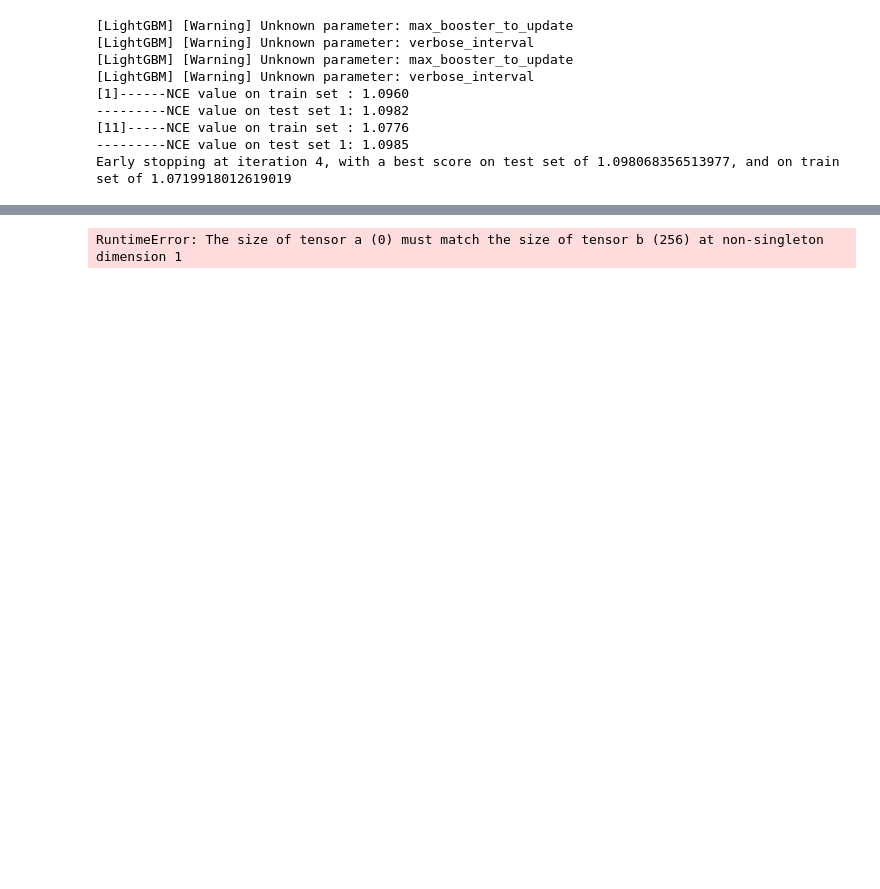
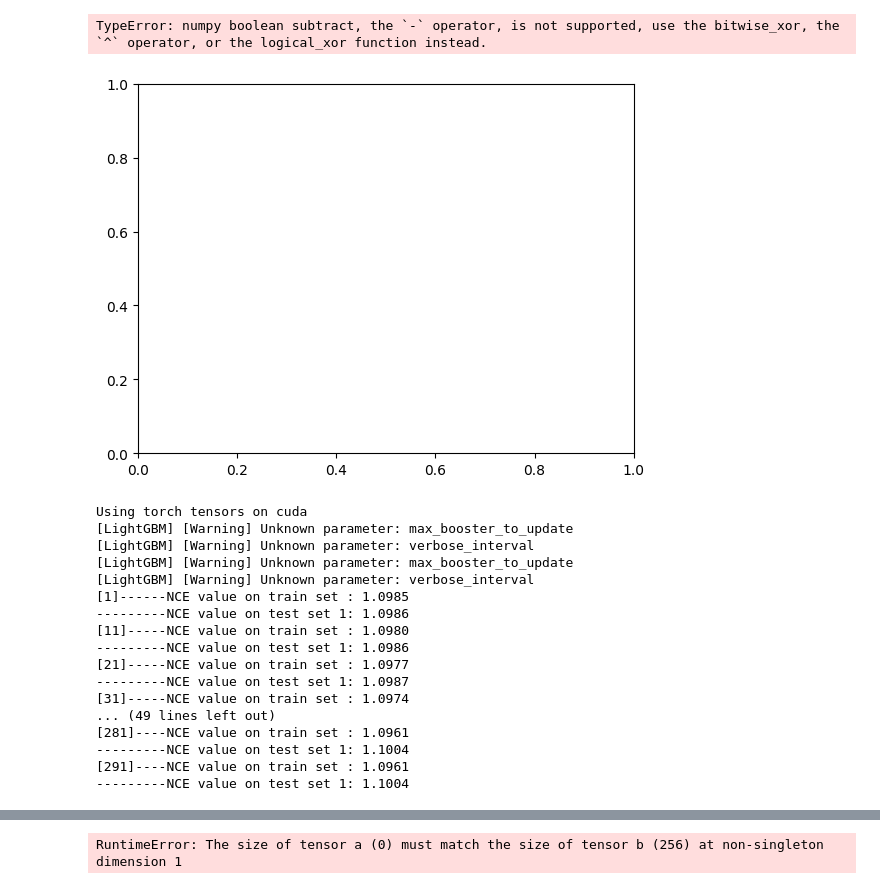
Before and after one commit to big-ucl/functional-effects-model, a Jupyter notebook: src/simple_reproducible_example.ipynb, the cells around one changed output, grey strips where cells are left out. Saved outputs shown, nothing was run; the diff lists cells and outputs as text; code cells hidden in the pictures; blank space fills up the shorter version.

```diff
--- a/src/simple_reproducible_example.ipynb
+++ b/src/simple_reproducible_example.ipynb
@@ -183,3 +251,12 @@ dataset.describe()
+# %%
+for i in range(n_utility):
+    plt.hist(dataset["choice"]. == i, label = f"choice for utility {i}", alpha = 0.2, bins=50)
+    # plt.hist(softmax(dataset_transf, axis=1)[:,i], label = f"effect for utility {i}", alpha = 0.2, bins=50)
+    # plt.hist(((dataset_transf.values - dataset_transf.values.min(axis=1, keepdims=True))/dataset_transf.values.sum(axis=1, keepdims=True))[:,i], label = f"effect for utility {i}", alpha = 0.2, bins=50)
+    plt.legend()
+# %% [output]
+TypeError: numpy boolean subtract, the `-` operator, is not supported, use the bitwise_xor, the `^` operator, or the logical_xor function instead.
+[figure, added]
 # %%
 from models_wrapper import RUMBoost, TasteNet
 from parser import parse_cmdline_args
@@ -208,8 +287,10 @@ args.save_model = True
 args.model = model
 args.dataset = "synthetic"
 args.learning_rate = 1
-args.device = "cpu"
-args.num_iterations = 1000
+args.device = "cuda"
+args.num_iterations = 300
+args.early_stopping_rounds = None
+args.num_leaves = 15
 
 model = RUMBoost(
     alt_spec_features=alt_spec_features,
@@ -232,12 +313,20 @@ if regression:
 else:
     loss_test = cross_entropy(preds, y_val)
 # %% [output]
+Using torch tensors on cuda
 [LightGBM] [Warning] Unknown parameter: max_booster_to_update
 [LightGBM] [Warning] Unknown parameter: verbose_interval
 [LightGBM] [Warning] Unknown parameter: max_booster_to_update
 [LightGBM] [Warning] Unknown parameter: verbose_interval
-[1]------NCE value on train set : 1.0960
----------NCE value on test set 1: 1.0982
-[11]-----NCE value on train set : 1.0776
----------NCE value on test set 1: 1.0985
-Early stopping at iteration 4, with a best score on test set of 1.098068356513977, and on train set of 1.0719918012619019
+[1]------NCE value on train set : 1.0985
+---------NCE value on test set 1: 1.0986
+[11]-----NCE value on train set : 1.0980
+---------NCE value on test set 1: 1.0986
+[21]-----NCE value on train set : 1.0977
+---------NCE value on test set 1: 1.0987
+[31]-----NCE value on train set : 1.0974
+... (49 lines left out)
+[281]----NCE value on train set : 1.0961
+---------NCE value on test set 1: 1.1004
+[291]----NCE value on train set : 1.0961
+---------NCE value on test set 1: 1.1004
```
Also changed, not shown: parts of 10 cells of this notebook.
